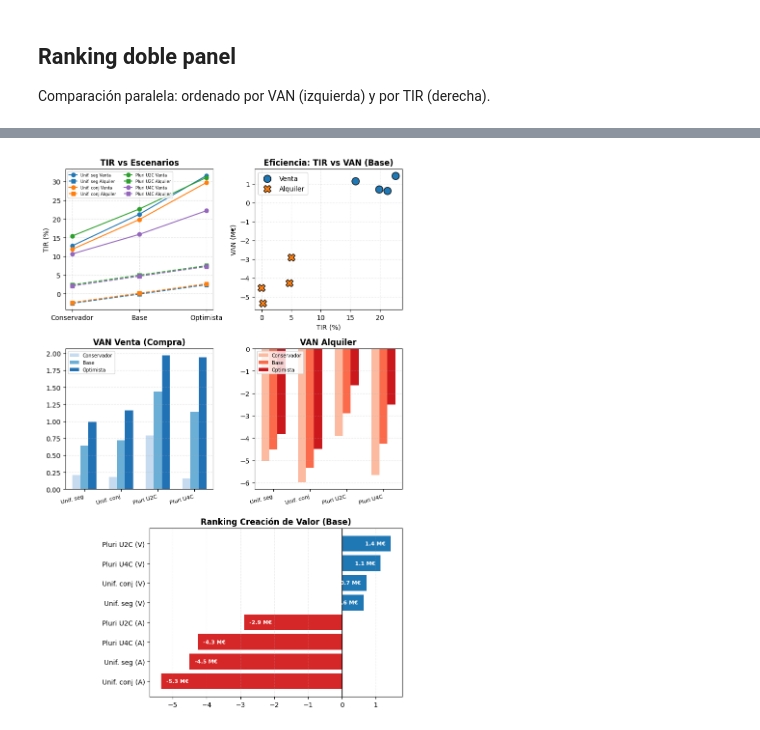
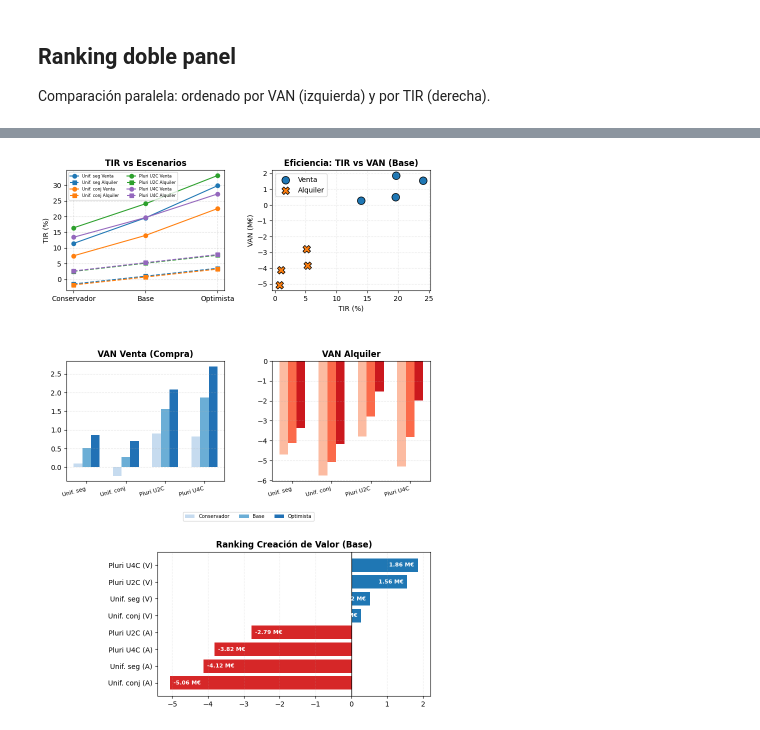
Before and after one commit to sitomachu/bezanillasl, a Jupyter notebook: notebooks/03_macro_and_structural_analysis/analisis_TIR_VAN.ipynb, the cells around one changed output, grey strips where cells are left out. Cells and saved outputs as stored; diff of their text form; code cells hidden in the pictures.

```diff
--- a/notebooks/03_macro_and_structural_analysis/analisis_TIR_VAN.ipynb
+++ b/notebooks/03_macro_and_structural_analysis/analisis_TIR_VAN.ipynb
@@ -131,7 +132,7 @@ x_tip = np.arange(len(tipologias))
 width = 0.22
 
 for i in range(3):
-    ax3.bar(x_tip + i * width, van_venta[:, i],
+    ax3.bar(x_tip + i * width, van_venta[:, i]/1e6,
             width, label=escenarios[i], color=azules[i])
 
 ax3.set_title("VAN Venta", fontweight='bold')
@@ -142,7 +143,7 @@ ax3.grid(axis='y', linestyle='--', alpha=0.3)
 ax3.legend(fontsize=7, loc='upper left')
 
 for i in range(3):
-    ax4.bar(x_tip + i * width, van_alquiler[:, i],
+    ax4.bar(x_tip + i * width, van_alquiler[:, i]/1e6,
             width, label=escenarios[i], color=rojos[i])
 
 ax4.set_title("VAN Alquiler", fontweight='bold')
@@ -152,6 +153,7 @@ ax4.set_ylabel("VAN (M€)")
 ax4.grid(axis='y', linestyle='--', alpha=0.3)
 ax4.legend(fontsize=7, loc='upper left')
 
-plt.tight_layout()
+fig.subplots_adjust(left=0.08, right=0.96, top=0.96, bottom=0.06,
+                    hspace=0.55, wspace=0.30)
 plt.show()
 # %% [output]
@@ -516,10 +500,10 @@ ax1.legend(fontsize=6, ncol=2)
 # =========================
 # Fila 1 - Eficiencia TIR vs VAN
 # =========================
-ax2.scatter(tir_venta[:, 1], van_venta[:, 1],
+ax2.scatter(tir_venta[:, 1], van_venta[:, 1]/1e6,
             s=120, label='Venta', edgecolors='k')
 
-ax2.scatter(tir_alquiler[:, 1], van_alquiler[:, 1],
+ax2.scatter(tir_alquiler[:, 1], van_alquiler[:, 1]/1e6,
             s=120, marker='X', label='Alquiler', edgecolors='k')
 
 ax2.set_title("Eficiencia: TIR vs VAN (Base)", fontweight='bold')
@@ -535,27 +519,31 @@ x_tip = np.arange(len(tipologias))
 width = 0.22
 
 for i in range(3):
-    ax3.bar(x_tip + i*width, van_venta[:, i],
+    ax3.bar(x_tip + i*width, van_venta[:, i]/1e6,
             width, label=escenarios[i], color=azules[i])
 
 ax3.set_title("VAN Venta (Compra)", fontweight='bold')
 ax3.set_xticks(x_tip + width)
 ax3.set_xticklabels(tipologias, rotation=15, ha='right', fontsize=8)
 ax3.grid(axis='y', linestyle='--', alpha=0.3)
-ax3.legend(fontsize=7, loc='upper left')
 
 # =========================
 # Fila 2 - VAN alquiler
 # =========================
 for i in range(3):
-    ax4.bar(x_tip + i*width, van_alquiler[:, i],
+    ax4.bar(x_tip + i*width, van_alquiler[:, i]/1e6,
             width, label=escenarios[i], color=rojos[i])
 
 ax4.set_title("VAN Alquiler", fontweight='bold')
 ax4.set_xticks(x_tip + width)
 ax4.set_xticklabels(tipologias, rotation=15, ha='right', fontsize=8)
 ax4.grid(axis='y', linestyle='--', alpha=0.3)
-ax4.legend(fontsize=7, loc='upper left')
+
+# Leyenda de escenarios centrada debajo de los dos gráficos superiores
+legend_handles = [
+    Patch(facecolor=azules[i], edgecolor='none', label=escenarios[i])
+    for i in range(len(escenarios))
+]
 
 # =========================
 # Fila 3 - Ranking
@@ -563,47 +551,59 @@ ax4.legend(fontsize=7, loc='upper left')
 total_van = np.concatenate([van_venta[:, 1], van_alquiler[:, 1]])
 labels = [f"{t} (V)" for t in tipologias] + [f"{t} (A)" for t in tipologias]
 
 idx = np.argsort(total_van)
 vals = total_van[idx]
 labs = np.array(labels)[idx]
 
+# convertir a M€ para la visualización
+vals_m = vals / 1e6
+
 colors = ["#1f77b4" if v > 0 else "#d62728" for v in vals]
 
-bars = ax5.barh(labs, vals, color=colors)
+bars = ax5.barh(labs, vals_m, color=colors)
 
 ax5.axvline(0, color='black', linewidth=1)
 ax5.set_title("Ranking Creación de Valor (Base)", fontweight='bold')
 ax5.grid(axis='x', linestyle=':', alpha=0.4)
 
-max_abs = np.max(np.abs(vals))
-offset = max_abs * 0.03
+max_abs = np.max(np.abs(vals_m))
+offset = max_abs * 0.02
 
-fig.canvas.draw()
-renderer = fig.canvas.get_renderer()
-
-for bar in bars:
-    w = bar.get_width()
-    x_text = w - offset if w >= 0 else w + offset
-    ha = 'right' if w >= 0 else 'left'
+for bar, w in zip(bars, vals_m):
+    if w >= 0:
+        x_text = bar.get_x() + bar.get_width() - offset
+        ha = 'right'
+    else:
+        x_text = bar.get_x() + bar.get_width() + offset
+        ha = 'left'
     text = ax5.text(x_text, bar.get_y() + bar.get_height()/2,
-                    f"{w:.1f} M€",
+                    f"{w:.2f} M€",
                     ha=ha, va='center', color='white', fontsize=8, fontweight='bold')
-    bar_bbox = bar.get_window_extent(renderer=renderer)
-    text_bbox = text.get_window_extent(renderer=renderer)
-    if text_bbox.width > (bar_bbox.width - 4):
-        text.remove()
 
 # =========================
 # FINAL
 # =========================
-plt.tight_layout()
+fig.subplots_adjust(left=0.08, right=0.96, top=0.96, bottom=0.06,
+                    hspace=0.55, wspace=0.30)
 
 # Ajuste final: ranking más estrecho y alineado a la derecha
 pos = ax5.get_position()
 new_width = pos.width * 0.75
 new_x0 = pos.x0 + (pos.width - new_width)
 ax5.set_position([new_x0, pos.y0, new_width, pos.height])
 
+pos3 = ax3.get_position()
+pos4 = ax4.get_position()
+pos5 = ax5.get_position()
+x_legend = (pos3.x0 + pos4.x1) / 2
+y_legend = pos5.y1 + (min(pos3.y0, pos4.y0) - pos5.y1) * 0.5
+
+fig.legend(handles=legend_handles, labels=escenarios,
+           loc='center', ncol=3, fontsize=7,
+           frameon=True, facecolor='white', edgecolor='lightgray',
+           bbox_to_anchor=(x_legend, y_legend),
+           bbox_transform=fig.transFigure)
+
 plt.show()
 # %% [output]
-[figure, old version]
+[figure, new version]
```
Also changed, not shown: parts of 8 cells of this notebook.
